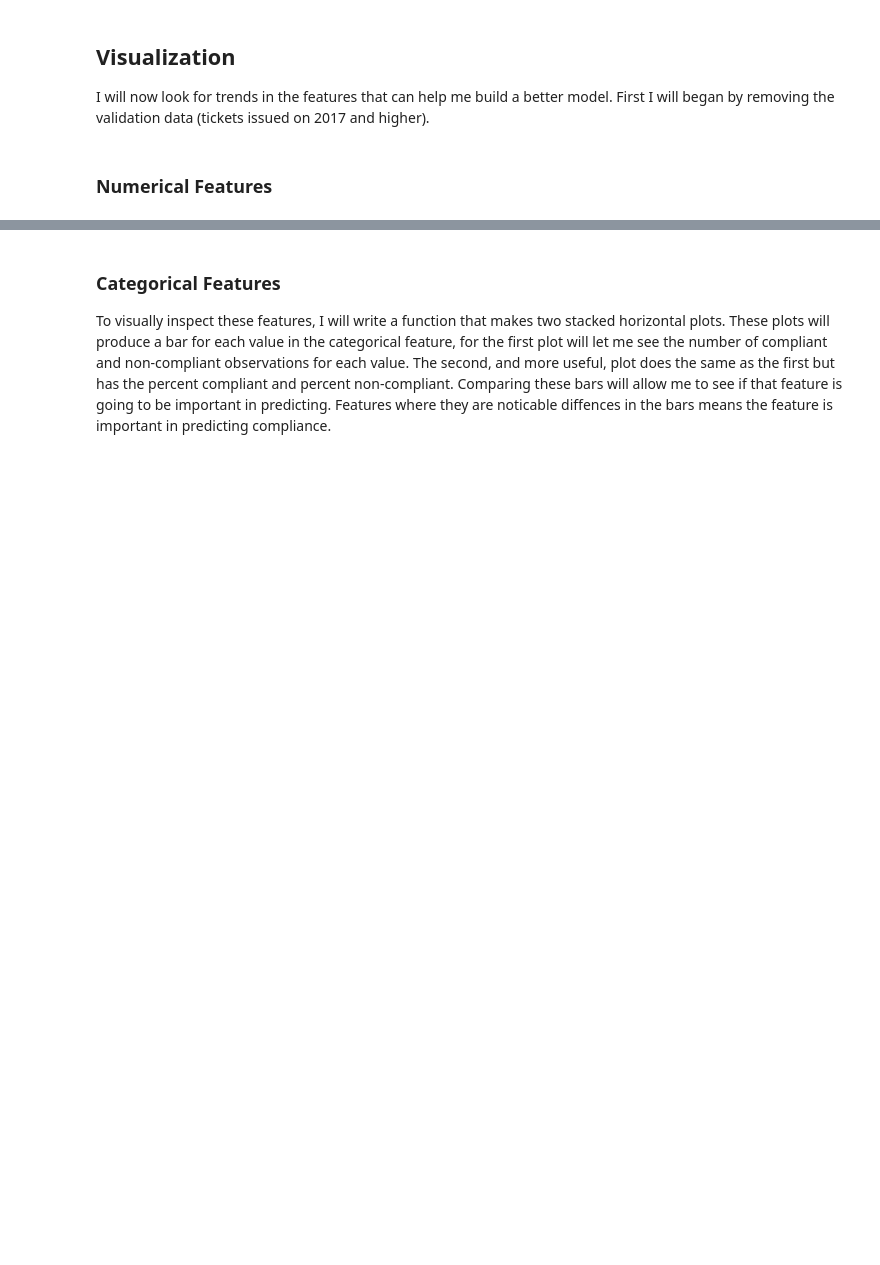
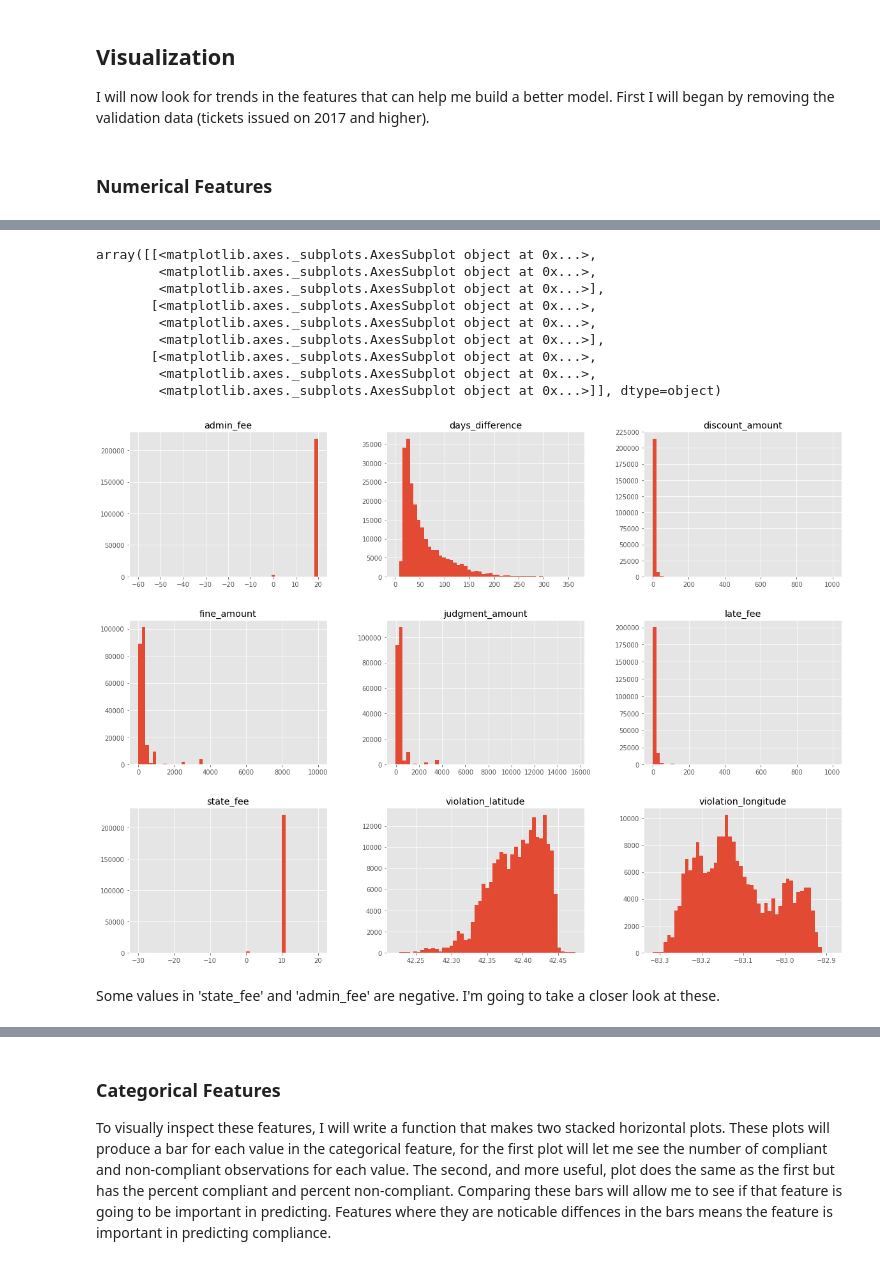
Before and after one commit to jesadrperez/Competitions, a Jupyter notebook: Blight-Violations-DRAFT.ipynb, the cells around one changed output, grey strips where cells are left out. Cells and saved outputs as stored; diff of their text form; code cells hidden in the pictures; blank space fills up the shorter version.

```diff
--- a/Blight-Violations-DRAFT.ipynb
+++ b/Blight-Violations-DRAFT.ipynb
@@ -395,9 +395,8 @@ def remove_leakage(blight_df):
     Returns a panda dataframe
     '''
     blight_df = blight_df[['agency_name', 'inspector_name', 'violator_name','violation_street_number', 'violation_street_name',
-                       'mailing_address_street_name', 'mailing_address_street_name', 'mailing_address_city',
-                       'mailing_address_state', 'mailing_address_zip_code', 'mailing_address_non-usa_code',
-                       'mailing_address_country', 'violation_date', 'hearing_date', 'hearing_time', 'violation_code', 'violation_description',
+                       'mailing_address_street_name', 'mailing_address_city', 'mailing_address_state',
+                        'mailing_address_zip_code', 'mailing_address_non-usa_code', 'mailing_address_country', 'violation_date', 'hearing_date', 'hearing_time', 'violation_code', 'violation_description',
                        'disposition', 'fine_amount', 'admin_fee', 'state_fee', 'late_fee', 'discount_amount',
                        'judgment_amount', 'violation_latitude', 'violation_longitude', 'compliance']]
     return blight_df
@@ -439,8 +438,8 @@ def load_blight(blight_path):
     return blight_df
 # %%
 # Loads the raw blight data and pre-processes
-blight_df = process_blight(r"C:\Users\Adrian\Google Drive\Datasets\Blight-Violations", False)
-#blight_df = process_blight(r"C:\Users\aperez\Google Drive\Datasets\Blight-Violations", True)
+#blight_df = process_blight(r"C:\Users\Adrian\Google Drive\Datasets\Blight-Violations", False)
+blight_df = process_blight(r"C:\Users\aperez\Google Drive\Datasets\Blight-Violations", False)
 # Checks to make sure the data loaded properly
 blight_df.info()
 # %% [output]
@@ -474,8 +475,12 @@ Now lets remove unrelevant fields and useless observations -
 # %%
-# Drop observations where compliance is NaNs
+# Drop observations where 'compliance' is NaNs
 blight_df.dropna(axis=0, subset=['compliance'], inplace=True)
-# Remove obs with NaN in disposition
+# Drop observations where 'disposition' is NaNs
 blight_df.dropna(axis=0, subset=['disposition'], inplace=True)
+# Drop observations where 'violation_description' is NaNs
+blight_df.dropna(axis=0, subset=['violation_description'], inplace=True)
+# Drop observations where 'violation_longitude' is NaNs
+blight_df.dropna(axis=0, subset=['violation_longitude'], inplace=True)
 # Drop useless features
 blight_df.drop(axis=1, columns=['inspector_name', 'violator_name', 'violation_street_number', 'violation_street_name',
        'mailing_address_street_name', 'mailing_address_zip_code', 'mailing_address_non-usa_code',
@@ -738,6 +844,4 @@ Remove missing values that might have slipped away and some of the features that
 # %%
-# Observations with no lat or long values
-blight_df.dropna(axis=0, subset=['violation_latitude'], inplace=True)
 # Drop useless features
 blight_df.drop(axis=1, columns=['mailing_address_city', 'mailing_address_state', 'mailing_address_country',
                                 'disposition', 'hearing_time'], inplace = True)
@@ -771,3 +874,18 @@ Descriptive statistics of the numerical features.
 | 50% | 250.000000 | 20.000000 | 10.000000 | 0.000000 | 0.000000 | 280.000000 | 42.395772 | ... |
 | 75% | 250.000000 | 20.000000 | 10.000000 | 0.000000 | 0.000000 | 280.000000 | 42.420706 | ... |
 | max | 10000.000000 | 20.000000 | 20.000000 | 1000.000000 | 1000.000000 | 15538.800000 | 42.474003 | ... |
+# %%
+model_df[num_features].hist(bins=50, figsize=(20,15))
+# %% [output]
+array([[<matplotlib.axes._subplots.AxesSubplot object at 0x...>,
+        <matplotlib.axes._subplots.AxesSubplot object at 0x...>,
+        <matplotlib.axes._subplots.AxesSubplot object at 0x...>],
+       [<matplotlib.axes._subplots.AxesSubplot object at 0x...>,
+        <matplotlib.axes._subplots.AxesSubplot object at 0x...>,
+        <matplotlib.axes._subplots.AxesSubplot object at 0x...>],
+       [<matplotlib.axes._subplots.AxesSubplot object at 0x...>,
+        <matplotlib.axes._subplots.AxesSubplot object at 0x...>,
+        <matplotlib.axes._subplots.AxesSubplot object at 0x...>]], dtype=object)
+[figure, added]
+# %% [markdown]
+Some values in 'state_fee' and  'admin_fee' are negative. I'm going to take a closer look at these.
```
Also changed, not shown: parts of 60 cells of this notebook, 1 other file.
